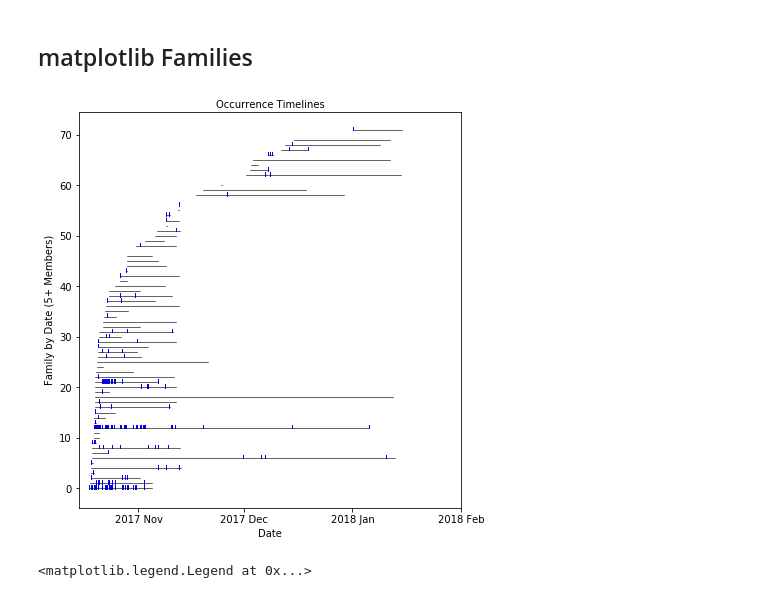
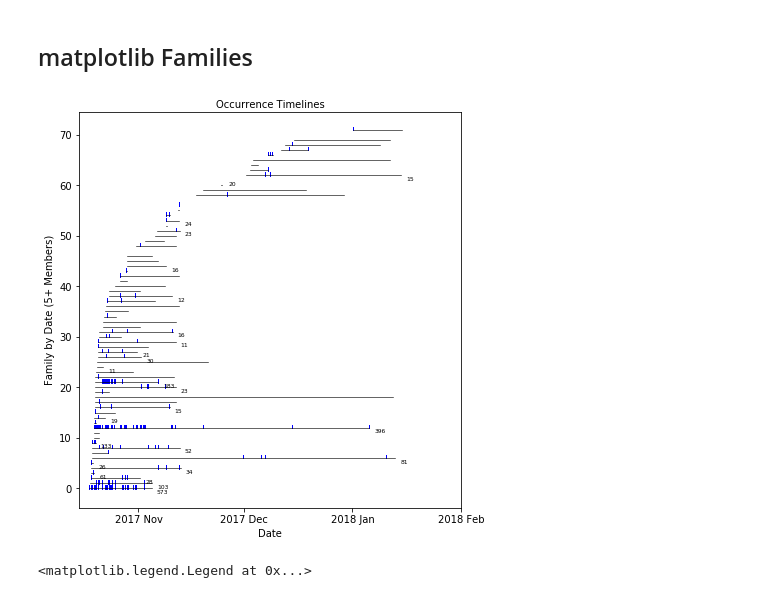
Before and after one commit to jwellik/REDPy, a Jupyter notebook: redpy_plotting_families.ipynb, the cells around one changed output. Cells and saved outputs as stored; diff of their text form; code cells hidden in the pictures.

Commit message:
Updates to plotting routines

```diff
--- a/redpy_plotting_families.ipynb
+++ b/redpy_plotting_families.ipynb
@@ -38,7 +38,7 @@ from bokeh.layouts import column
 from bokeh.palettes import inferno, all_palettes
 import urllib.request
 # %%
-config = '/Users/jjw2/Development/REDPy_svgfigures/agung_grlB2.cfg'
+config = '/Users/jaywellik/Development/REDPy_svgfigures/agung_grlB2.cfg'
 opt = redpy.config.Options(config)
 h5file, rtable, otable, ttable, ctable, jtable, dtable, ftable = redpy.table.openTable(opt)
 # %%
@@ -185,6 +185,7 @@ show(p1)
 # %%
 # figure parameters
 minplot = 5
+minlabel = 10
 
 # Steal YlOrRd (len=256) colormap from matplotlib
 colormap = matplotlib.cm.get_cmap('YlOrRd')
@@ -242,44 +243,40 @@ for clustNum in range(ftable.attrs.nClust):
 
         # add blocks for family
         rect = []
         for d in d1:
             bottom = n-0.3; left = matplotlib.dates.date2num(d)
             rect.append(Rectangle((left,bottom), 1.0/24, 0.9))
         pc = PatchCollection(rect, facecolor='blue', alpha=1,
                          edgecolor=None)
         ax.add_collection(pc)
 
         # add labels
-        label_x = matplotlib.dates.num2date(max(h[np.where(hist>0)]+1.0/24))
-        label_y = n
-
-        #p1.add_layout(LabelSet(x=matplotlib.dates.num2date(
-        #    max(h[np.where(hist>0)]+1.0/24)),
-        #    y=n, text=['{}'.format(len(dt[members]))], level='glyph',
-        #    x_offset=5, y_offset=0, render_mode='canvas', text_font_size='9pt',
-        #    text_baseline='middle'))
-
+        if len(dt[members]) >= minlabel:
+            xy_annot = ( matplotlib.dates.num2date(max(h[np.where(hist>0)]+1.0/24)), n )
+            str_annot = len(dt[members])
+            ax.annotate(str_annot, xy_annot, xytext=(5,-5), textcoords='offset pixels',
+                fontname='Times', fontsize=6)
 
         n +=1 # increment plot axis number
 
 
 # define xdatetime axis
 import pandas as pd
 import datetime
 drng = pd.date_range(start='2017/11/1', end='2018/2/1', freq='MS')
 xticks = drng.to_pydatetime()
 xtick_labels = list(drng.strftime('%Y %b'))
 plt.xticks(xticks, xtick_labels)
 ax.set_xlim([datetime.datetime(2017,10,15), xticks[-1]])
 
 # show and save
 fig.show()
-fig.savefig('/Users/jjw2/Desktop/REDPy_test_Families.png', dpi=450, facecolor=None, edgecolor=None,
+fig.savefig('/Users/jaywellik/Desktop/REDPy_test_Families.png', dpi=450, facecolor=None, edgecolor=None,
         orientation='portrait', papertype=None,
         transparent=True, bbox_inches=None, pad_inches=0,
         frameon=None, metadata=None)
 # %% [output]
-[figure, old version]
+[figure, new version]
 # %%
 ax.plot(matplotlib.dates.num2date(hT[0:-1]+opt.dybin/2), histT, color='black', label='All EQs')
 #ax.plot(matplotlib.dates.num2date(hT[0:-1]+opt.dybin/2), histT-histR, color='black', label='Orphans')
```
Also changed, not shown: parts of 1 cell of this notebook, 2 other files.
